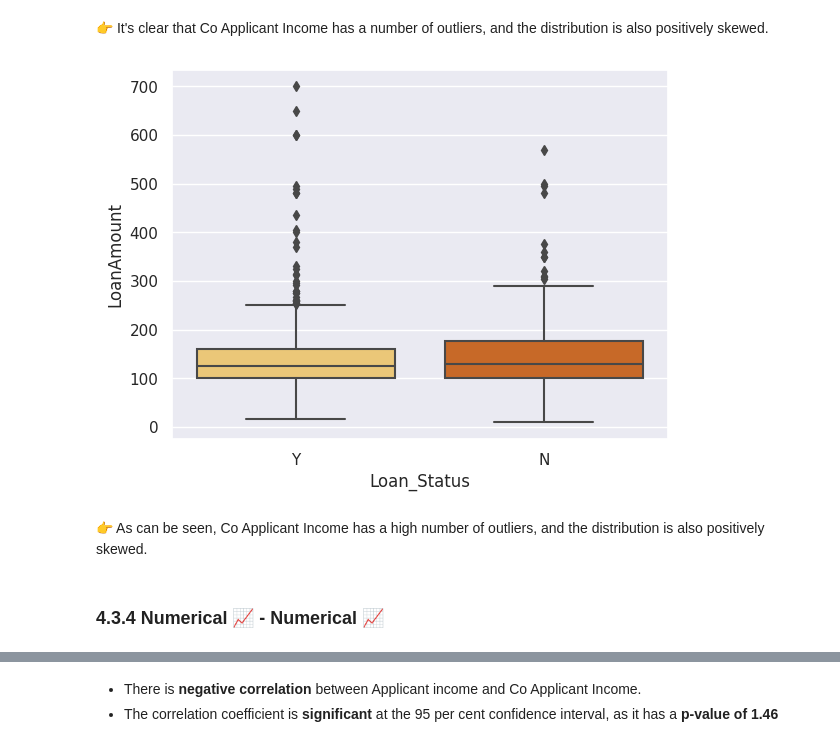
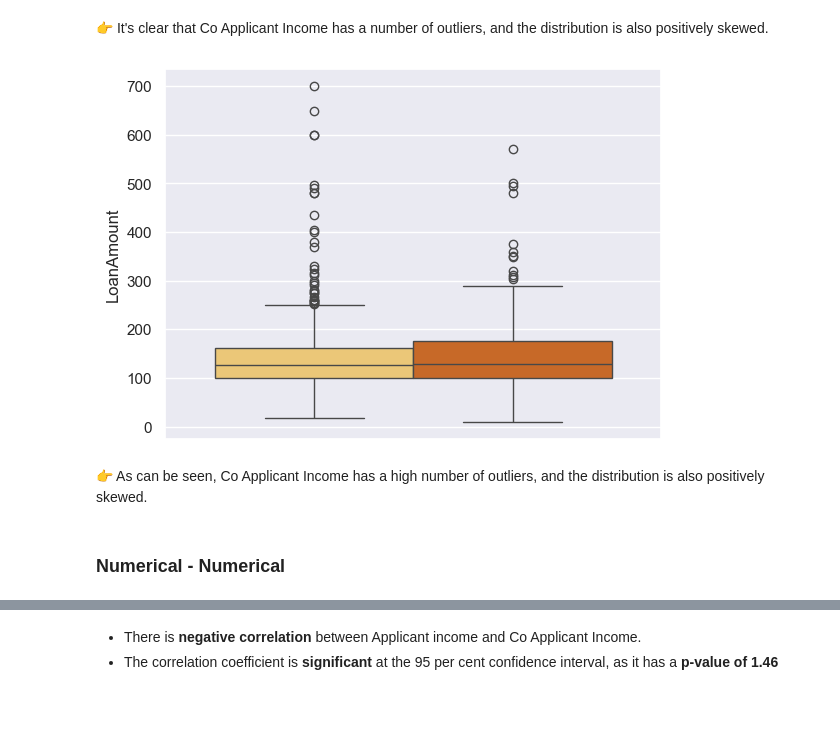
Before and after one commit to DetectiveNeo/Loan_Approval_Prediction, a Jupyter notebook: notebook/pipeline.ipynb, the cells around one changed output, grey strips where cells are left out. Drawn from its saved outputs; the diff is of its cells as text; code cells hidden in the pictures; blank space fills up the shorter version.

```diff
--- a/notebook/pipeline.ipynb
+++ b/notebook/pipeline.ipynb
@@ -505,13 +511,13 @@ sns.boxplot(x="CoapplicantIncome", y="Loan_Status", data=df, palette="rocket");
 # %% [markdown]
 👉 It's clear that Co Applicant Income has a number of outliers, and the distribution is also positively skewed.
 # %%
-sns.boxplot(x="Loan_Status", y="LoanAmount", data=df, palette="YlOrBr");
+sns.boxplot(y="LoanAmount", data=df, hue= "Loan_Status", legend= False ,palette="YlOrBr");
 # %% [output]
-[figure, old version]
+[figure, new version]
 # %% [markdown]
 👉 As can be seen, Co Applicant Income has a high number of outliers, and the distribution is also positively skewed.
 # %% [markdown]
-### 4.3.4 Numerical 📈 - Numerical 📈
+### Numerical - Numerical
 # %%
 df.plot(x='ApplicantIncome', y='CoapplicantIncome', style='o')
 plt.title('Applicant Income - Co Applicant Income')
```
Also changed, not shown: parts of 42 cells of this notebook.
